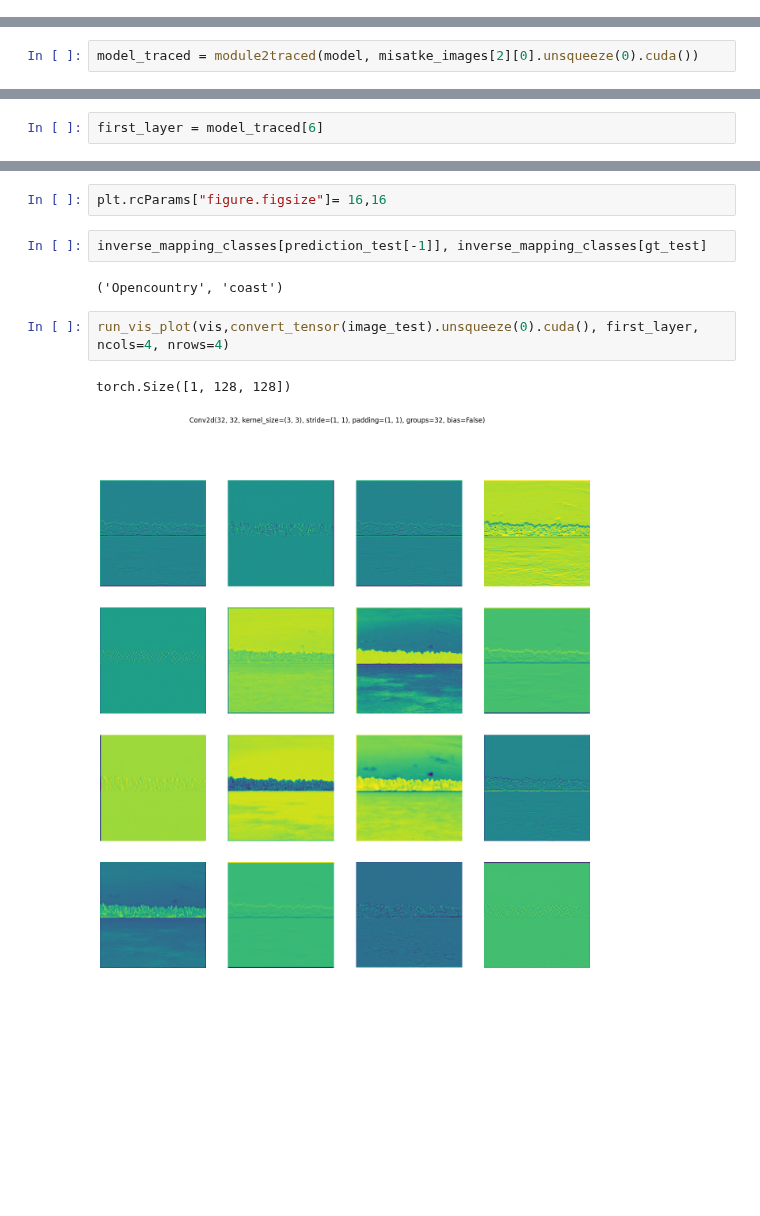
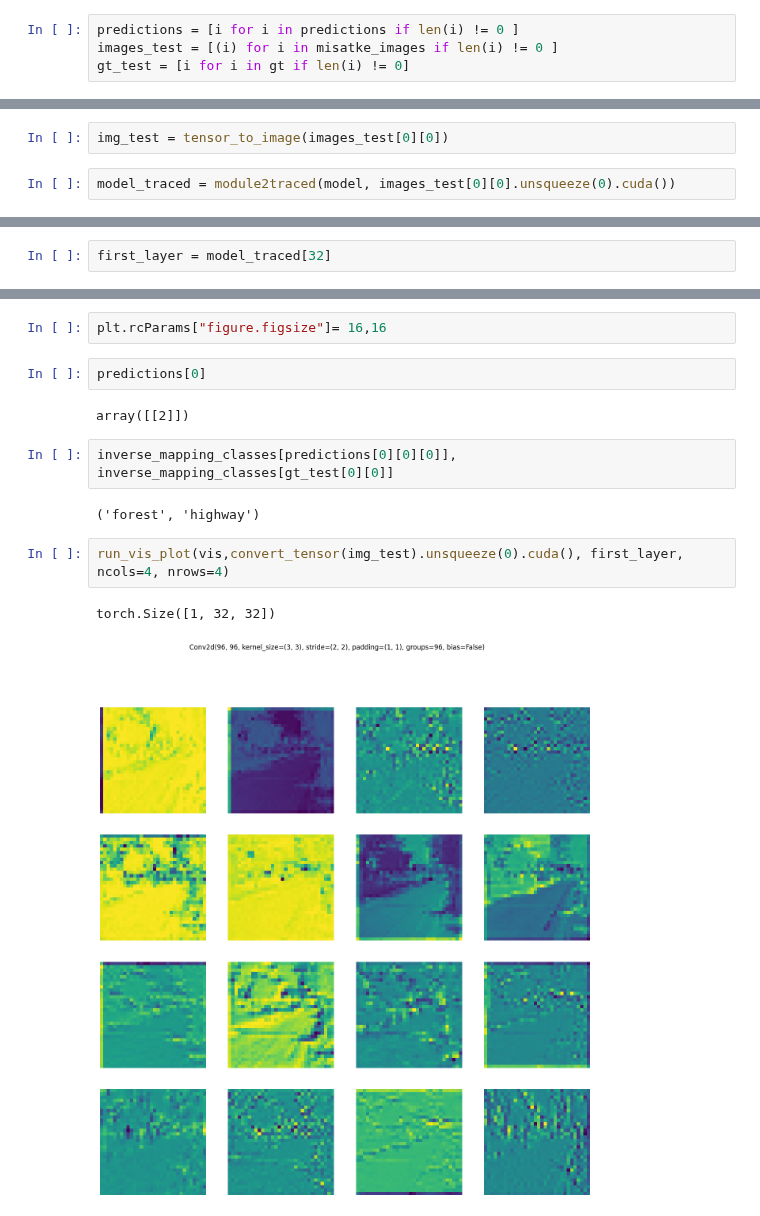
Before and after one commit to MCV-C3/project23-24-08, a Jupyter notebook: Task3/Explainability.ipynb, the cells around one changed output, grey strips where cells are left out. Drawn from its saved outputs; the diff is of its cells as text; blank space fills up the shorter version.

```diff
--- a/Task3/Explainability.ipynb
+++ b/Task3/Explainability.ipynb
@@ -537,0 +521,4 @@ plt.imshow(image_test)
+# %%
+predictions = [i for i in predictions if len(i) != 0 ]
+images_test = [(i) for i in misatke_images if len(i) != 0 ]
+gt_test = [i for i in gt if len(i) != 0]
@@ -538,3 +535,5 @@ plt.imshow(image_test)
+# %%
+img_test = tensor_to_image(images_test[0][0])
 # %%
-model_traced = module2traced(model, misatke_images[2][0].unsqueeze(0).cuda())
+model_traced = module2traced(model, images_test[0][0].unsqueeze(0).cuda())
 # %%
@@ -546,7 +545,7 @@ len(model_traced)
 # %% [output]
 446
 # %%
-first_layer = model_traced[6]
+first_layer = model_traced[32]
 # %%
 first_layer
 # %% [output]
@@ -554,11 +553,15 @@ Conv2d(32, 32, kernel_size=(3, 3), stride=(1, 1), padding=(1, 1), groups=32, bia
 # %%
 plt.rcParams["figure.figsize"]= 16,16
-# %%
-inverse_mapping_classes[prediction_test[-1]], inverse_mapping_classes[gt_test]
-# %% [output]
-('Opencountry', 'coast')
+# %%
+predictions[0]
+# %% [output]
+array([[2]])
+# %%
+inverse_mapping_classes[predictions[0][0][0]], inverse_mapping_classes[gt_test[0][0]]
+# %% [output]
+('forest', 'highway')
 # %%
-run_vis_plot(vis,convert_tensor(image_test).unsqueeze(0).cuda(), first_layer, ncols=4, nrows=4)
+run_vis_plot(vis,convert_tensor(img_test).unsqueeze(0).cuda(), first_layer, ncols=4, nrows=4)
 # %% [output]
-torch.Size([1, 128, 128])
+torch.Size([1, 32, 32])
-[figure, old version]
+[figure, new version]
```
Also changed, not shown: parts of 61 cells of this notebook, 1 other file.
